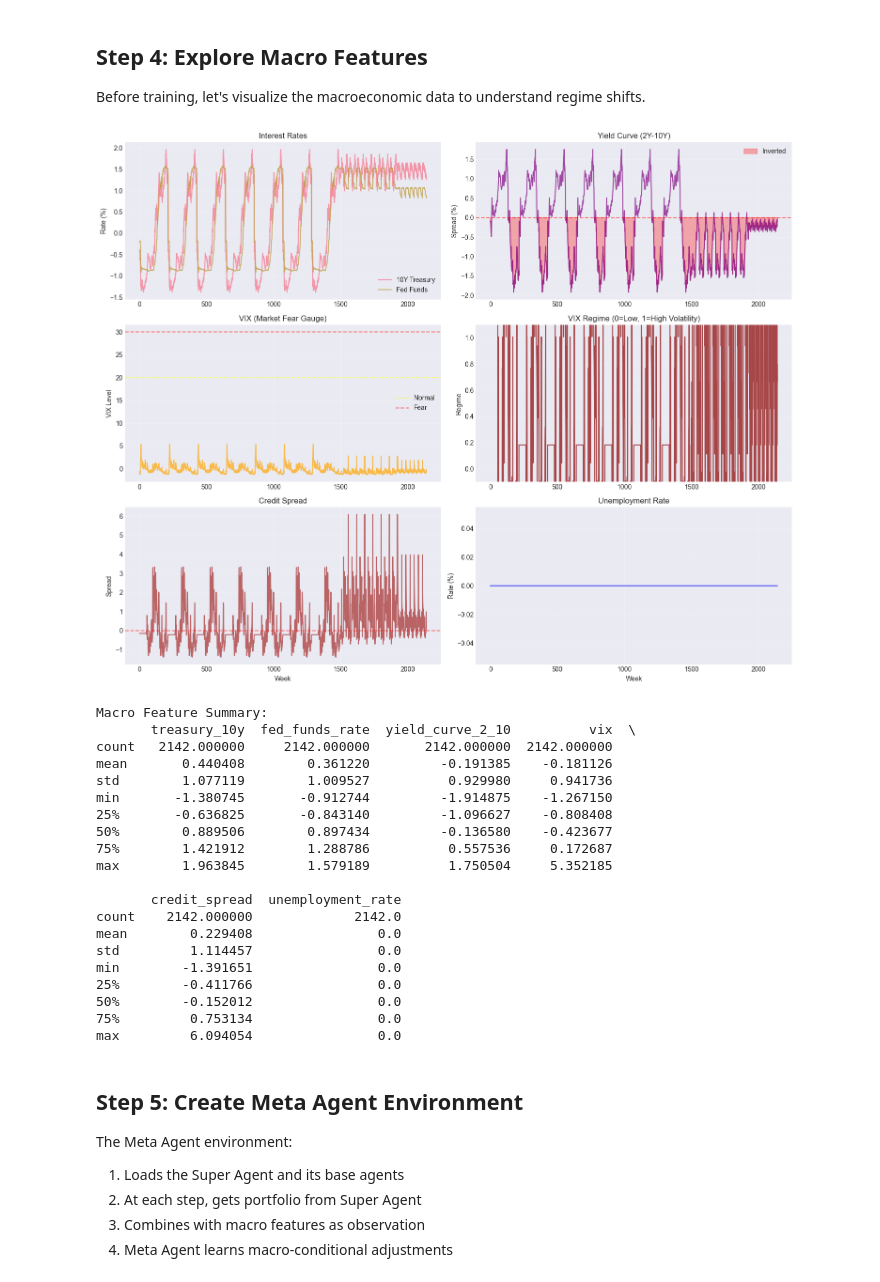
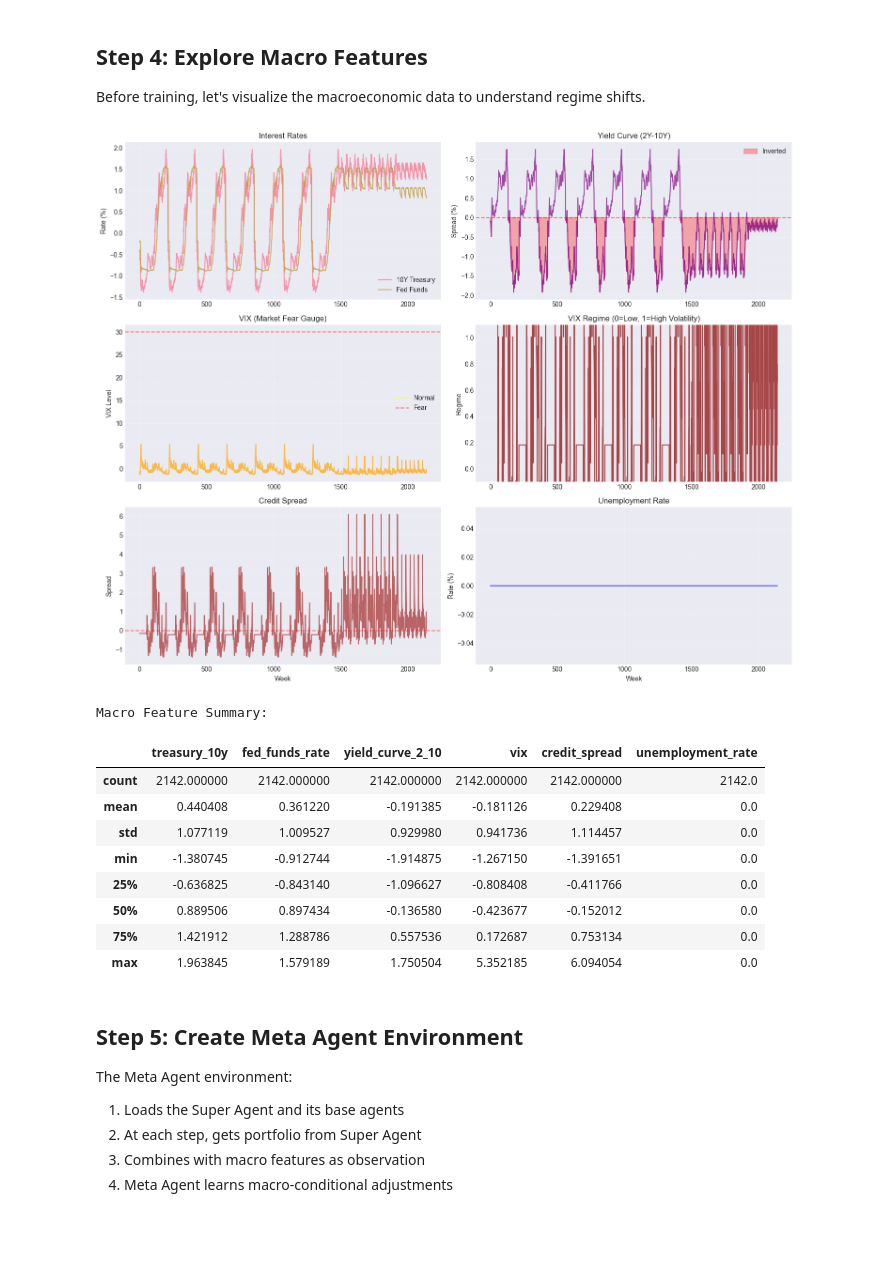
Before and after one commit to natalia-marko/reinforcement-learning-in-finance, a Jupyter notebook: harlf_weekly/notebooks/04_meta_agent.ipynb, the cells around one changed output. Cells and saved outputs as stored; diff of their text form; code cells hidden in the pictures; blank space fills up the shorter version.

```diff
--- a/harlf_weekly/notebooks/04_meta_agent.ipynb
+++ b/harlf_weekly/notebooks/04_meta_agent.ipynb
@@ -215,53 +215,43 @@ axes[1, 0].grid(True, alpha=0.3)
 
 # VIX Regime
 axes[1, 1].plot(macro_all['vix_regime'], color='darkred', alpha=0.7)
 axes[1, 1].set_title('VIX Regime (0=Low, 1=High Volatility)')
 axes[1, 1].set_ylabel('Regime')
 axes[1, 1].set_ylim([-0.1, 1.1])
 axes[1, 1].grid(True, alpha=0.3)
 
 # Credit Spread
 axes[2, 0].plot(macro_all['credit_spread'], color='brown', alpha=0.7)
 axes[2, 0].axhline(y=0, color='red', linestyle='--', alpha=0.5)
 axes[2, 0].set_title('Credit Spread')
 axes[2, 0].set_ylabel('Spread')
 axes[2, 0].set_xlabel('Week')
 axes[2, 0].grid(True, alpha=0.3)
 
 # Unemployment
 axes[2, 1].plot(macro_all['unemployment_rate'], color='blue', alpha=0.7)
 axes[2, 1].set_title('Unemployment Rate')
 axes[2, 1].set_ylabel('Rate (%)')
 axes[2, 1].set_xlabel('Week')
 axes[2, 1].grid(True, alpha=0.3)
 
 plt.tight_layout()
 plt.show()
 
 print("\nMacro Feature Summary:")
-print(macro_all[['treasury_10y', 'fed_funds_rate', 'yield_curve_2_10', 'vix', 'credit_spread', 'unemployment_rate']].describe())
+macro_all[['treasury_10y', 'fed_funds_rate', 'yield_curve_2_10', 'vix', 'credit_spread', 'unemployment_rate']].describe()
 # %% [output]
 [figure]
 Macro Feature Summary:
-       treasury_10y  fed_funds_rate  yield_curve_2_10          vix  \
-count   2142.000000     2142.000000       2142.000000  2142.000000
-mean       0.440408        0.361220         -0.191385    -0.181126
-std        1.077119        1.009527          0.929980     0.941736
-min       -1.380745       -0.912744         -1.914875    -1.267150
-25%       -0.636825       -0.843140         -1.096627    -0.808408
-50%        0.889506        0.897434         -0.136580    -0.423677
-75%        1.421912        1.288786          0.557536     0.172687
-max        1.963845        1.579189          1.750504     5.352185
-
-       credit_spread  unemployment_rate
-count    2142.000000             2142.0
-mean        0.229408                0.0
-std         1.114457                0.0
-min        -1.391651                0.0
-25%        -0.411766                0.0
-50%        -0.152012                0.0
-75%         0.753134                0.0
-max         6.094054                0.0
+|  | treasury_10y | fed_funds_rate | yield_curve_2_10 | vix | credit_spread | unemployment_rate |
+| count | 2142.000000 | 2142.000000 | 2142.000000 | 2142.000000 | 2142.000000 | 2142.0 |
+| mean | 0.440408 | 0.361220 | -0.191385 | -0.181126 | 0.229408 | 0.0 |
+| std | 1.077119 | 1.009527 | 0.929980 | 0.941736 | 1.114457 | 0.0 |
+| min | -1.380745 | -0.912744 | -1.914875 | -1.267150 | -1.391651 | 0.0 |
+| 25% | -0.636825 | -0.843140 | -1.096627 | -0.808408 | -0.411766 | 0.0 |
+| 50% | 0.889506 | 0.897434 | -0.136580 | -0.423677 | -0.152012 | 0.0 |
+| 75% | 1.421912 | 1.288786 | 0.557536 | 0.172687 | 0.753134 | 0.0 |
+| max | 1.963845 | 1.579189 | 1.750504 | 5.352185 | 6.094054 | 0.0 |
 # %% [markdown]
 ## Step 5: Create Meta Agent Environment
 
```
Also changed, not shown: parts of 11 cells of this notebook, 24 other files.
